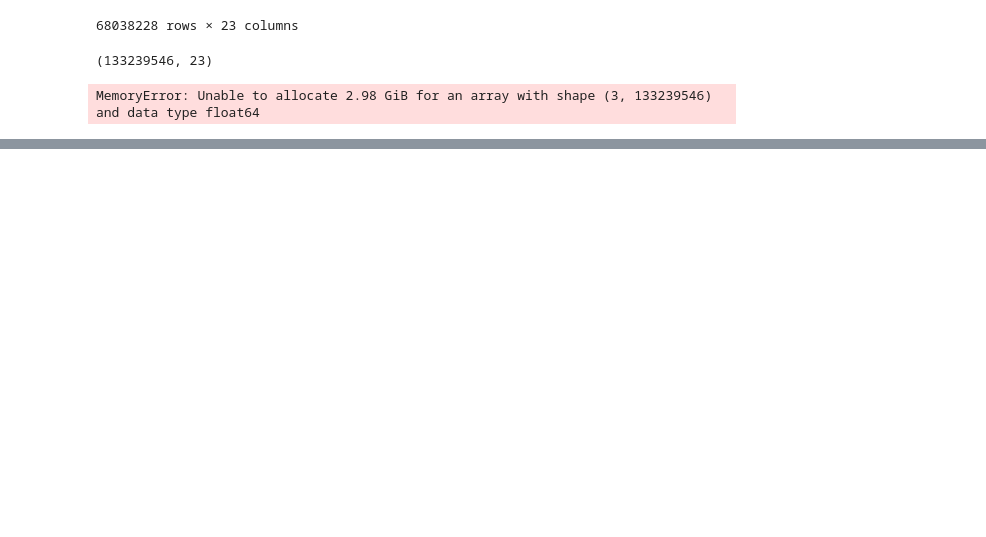
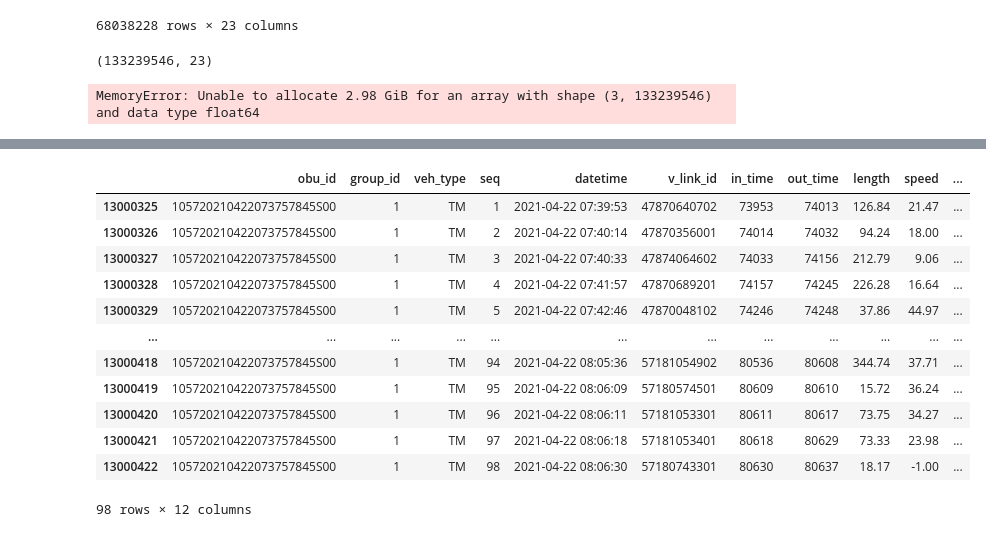
Before and after one commit to hyorim-h/SeoulTraffic, a Jupyter notebook: merging.ipynb, the cells around one changed output, grey strips where cells are left out. Cells and saved outputs as stored; diff of their text form; code cells hidden in the pictures; blank space fills up the shorter version.

```diff
--- a/merging.ipynb
+++ b/merging.ipynb
@@ -200,0 +468,16 @@ df14911.to_csv('J:/tmaplink2021/전처리/ETA/TM_P1_2021_hy_ETA15.csv', index=Fa
+# %%
+df[df.obu_id=='105720210422073757845S00']
+# %% [output]
+|  | obu_id | group_id | veh_type | seq | datetime | v_link_id | in_time | out_time | length | speed | ... |
+| 13000325 | 105720210422073757845S00 | 1 | TM | 1 | 2021-04-22 07:39:53 | 47870640702 | 73953 | 74013 | 126.84 | 21.47 | ... |
+| 13000326 | 105720210422073757845S00 | 1 | TM | 2 | 2021-04-22 07:40:14 | 47870356001 | 74014 | 74032 | 94.24 | 18.00 | ... |
+| 13000327 | 105720210422073757845S00 | 1 | TM | 3 | 2021-04-22 07:40:33 | 47874064602 | 74033 | 74156 | 212.79 | 9.06 | ... |
+| 13000328 | 105720210422073757845S00 | 1 | TM | 4 | 2021-04-22 07:41:57 | 47870689201 | 74157 | 74245 | 226.28 | 16.64 | ... |
+| 13000329 | 105720210422073757845S00 | 1 | TM | 5 | 2021-04-22 07:42:46 | 47870048102 | 74246 | 74248 | 37.86 | 44.97 | ... |
+| ... | ... | ... | ... | ... | ... | ... | ... | ... | ... | ... | ... |
+| 13000418 | 105720210422073757845S00 | 1 | TM | 94 | 2021-04-22 08:05:36 | 57181054902 | 80536 | 80608 | 344.74 | 37.71 | ... |
+| 13000419 | 105720210422073757845S00 | 1 | TM | 95 | 2021-04-22 08:06:09 | 57180574501 | 80609 | 80610 | 15.72 | 36.24 | ... |
+| 13000420 | 105720210422073757845S00 | 1 | TM | 96 | 2021-04-22 08:06:11 | 57181053301 | 80611 | 80617 | 73.75 | 34.27 | ... |
+| 13000421 | 105720210422073757845S00 | 1 | TM | 97 | 2021-04-22 08:06:18 | 57181053401 | 80618 | 80629 | 73.33 | 23.98 | ... |
+| 13000422 | 105720210422073757845S00 | 1 | TM | 98 | 2021-04-22 08:06:30 | 57180743301 | 80630 | 80637 | 18.17 | -1.00 | ... |
+98 rows × 12 columns
```
Also changed, not shown: parts of 44 cells of this notebook, 1 other file.
